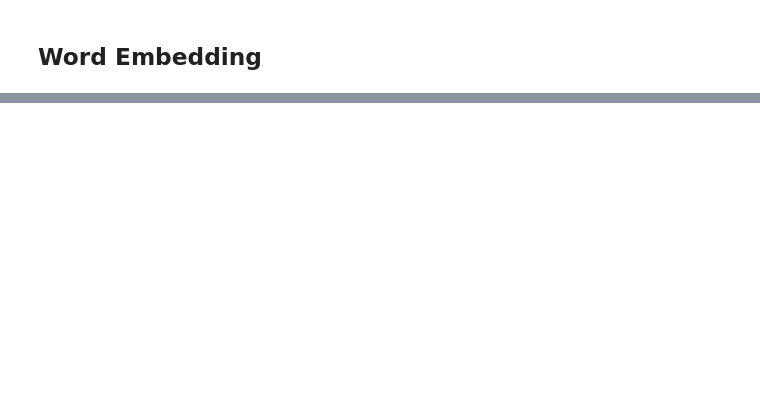
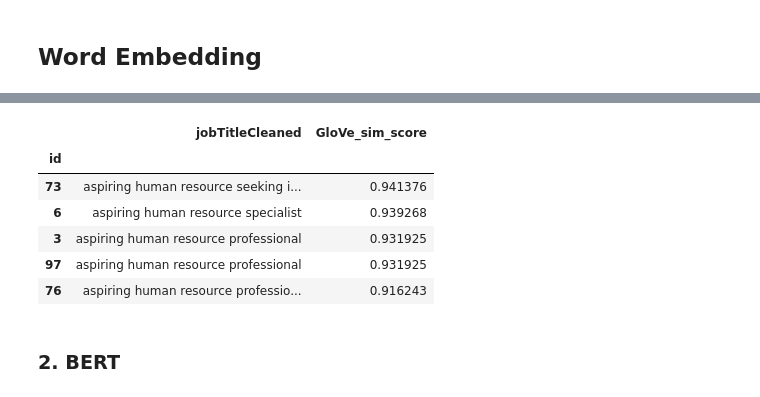
Before and after one commit to IanTsung/x095NCXXdxGP8EMQ, a Jupyter notebook: potential_talents.ipynb, the cells around one changed output, grey strips where cells are left out. Saved outputs shown, nothing was run; the diff lists cells and outputs as text; code cells hidden in the pictures; blank space fills up the shorter version.

```diff
--- a/potential_talents.ipynb
+++ b/potential_talents.ipynb
@@ -175,0 +182,39 @@ df_cleaned[['jobTitleCleaned', 'cosSimScore']].sort_values(by=['cosSimScore'], a
+# %%
+from gensim.test.utils import get_tmpfile
+
+target_file = get_tmpfile('word2vec.6B.50d.txt')
+glove2word2vec('glove.6B.50d.txt', target_file)
+
+glove_model = KeyedVectors.load_word2vec_format(target_file)
+
+glove_model.save_word2vec_format('word2vec.6B.50d.bin.gz', binary = True)
+# %%
+def avg_doc_token_vectors(documents, model, vector_dimensions):
+    document_vectors = []
+    for sentence in documents:
+        word_tokens = word_tokenize(sentence)
+        filtered_words = [w for w in word_tokens if w in model.key_to_index.keys()]
+        vectors = [model[word] if word in filtered_words else np.zeros(vector_dimensions) for word in word_tokens]
+        document_vectors.append(np.mean(vectors, axis=0))
+    return document_vectors
+
+glove_vectors = avg_doc_token_vectors(df_cleaned['jobTitleCleaned'], glove_model, 50)
+
+keyPhrases = ['aspiring human resources', 'seeking human resources']
+glove_key_vectors = avg_doc_token_vectors(keyPhrases, glove_model, 50)
+
+glove_similarity_scores = [cosine_sim(glove_vectors[i], glove_key_vectors[0]) for i in range(len(glove_vectors))]
+
+df_cleaned['GloVe_sim_score'] = glove_similarity_scores
+# %%
+df_cleaned[['jobTitleCleaned', 'GloVe_sim_score']].sort_values(by=['GloVe_sim_score'], ascending=False).head()
+# %% [output]
+|  | jobTitleCleaned | GloVe_sim_score |
+| id |  |  |
+| 73 | aspiring human resource seeking i... | 0.941376 |
+| 6 | aspiring human resource specialist | 0.939268 |
+| 3 | aspiring human resource professional | 0.931925 |
+| 97 | aspiring human resource professional | 0.931925 |
+| 76 | aspiring human resource professio... | 0.916243 |
+# %% [markdown]
+### 2. BERT
```
Also changed, not shown: parts of 8 cells of this notebook.
